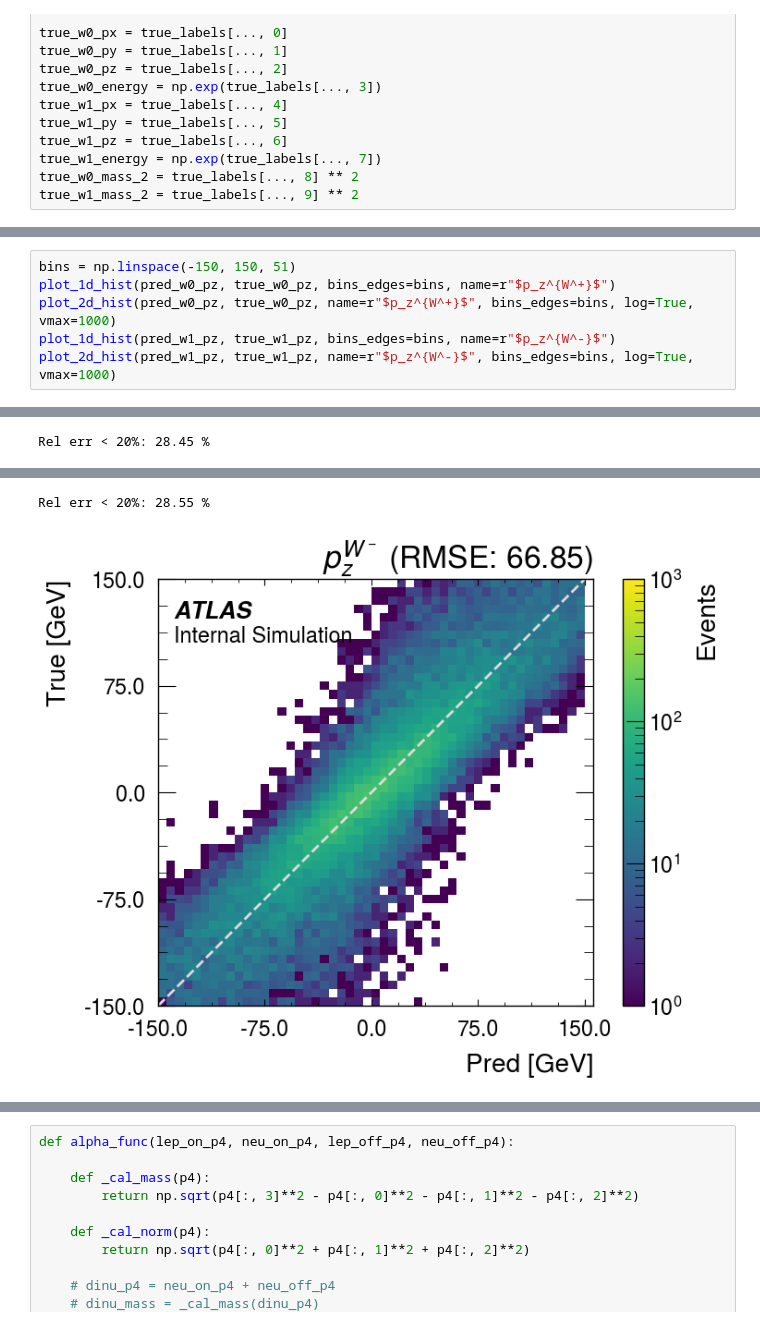
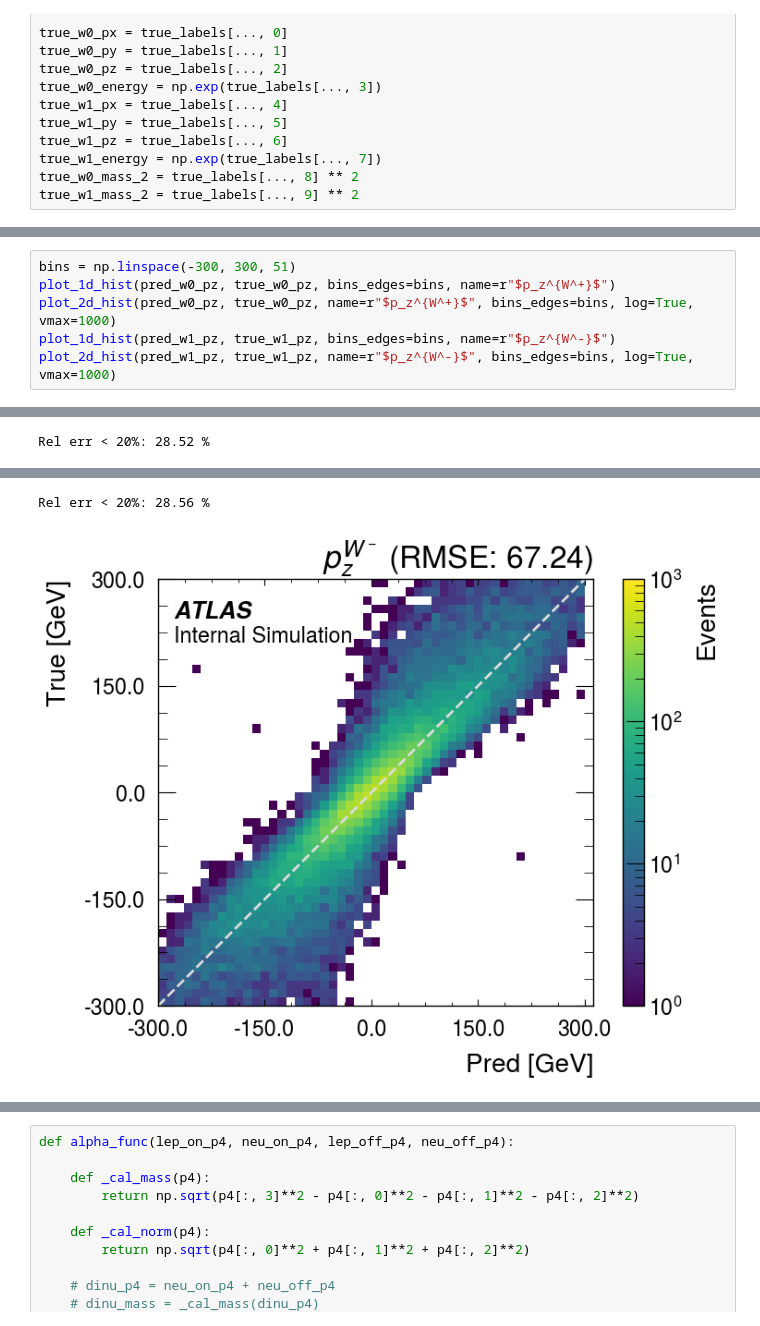
Before and after one commit to yygarypeng/ww-pcres, a Jupyter notebook: notebooks/visualize.ipynb, the cells around one changed output, grey strips where cells are left out. Saved outputs shown, nothing was run; the diff lists cells and outputs as text.

```diff
--- a/notebooks/visualize.ipynb
+++ b/notebooks/visualize.ipynb
@@ -200,5 +201,5 @@ Rel err < 20%: 25.16 %
 # %%
-bins = np.linspace(-150, 150, 51)
+bins = np.linspace(-300, 300, 51)
 plot_1d_hist(pred_w0_pz, true_w0_pz, bins_edges=bins, name=r"$p_z^{W^+}$")
 plot_2d_hist(pred_w0_pz, true_w0_pz, name=r"$p_z^{W^+}$", bins_edges=bins, log=True, vmax=1000)
 plot_1d_hist(pred_w1_pz, true_w1_pz, bins_edges=bins, name=r"$p_z^{W^-}$")
@@ -208 +209 @@ plot_2d_hist(pred_w1_pz, true_w1_pz, name=r"$p_z^{W^-}$", bins_edges=bins, log=T
-Rel err < 20%: 28.45 %
+Rel err < 20%: 28.52 %
@@ -211,3 +212,3 @@ Rel err < 20%: 28.45 %
-Rel err < 20%: 28.55 %
+Rel err < 20%: 28.56 %
-[figure, old version]
+[figure, new version]
 # %%
```
Also changed, not shown: parts of 17 cells of this notebook, 7 other files.
